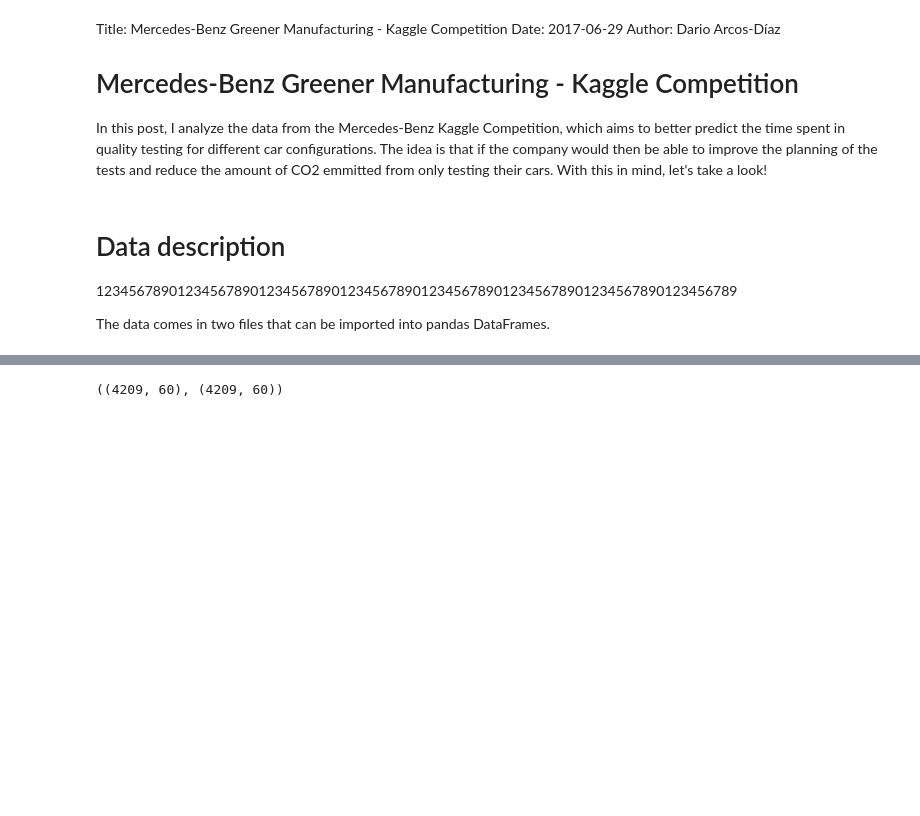
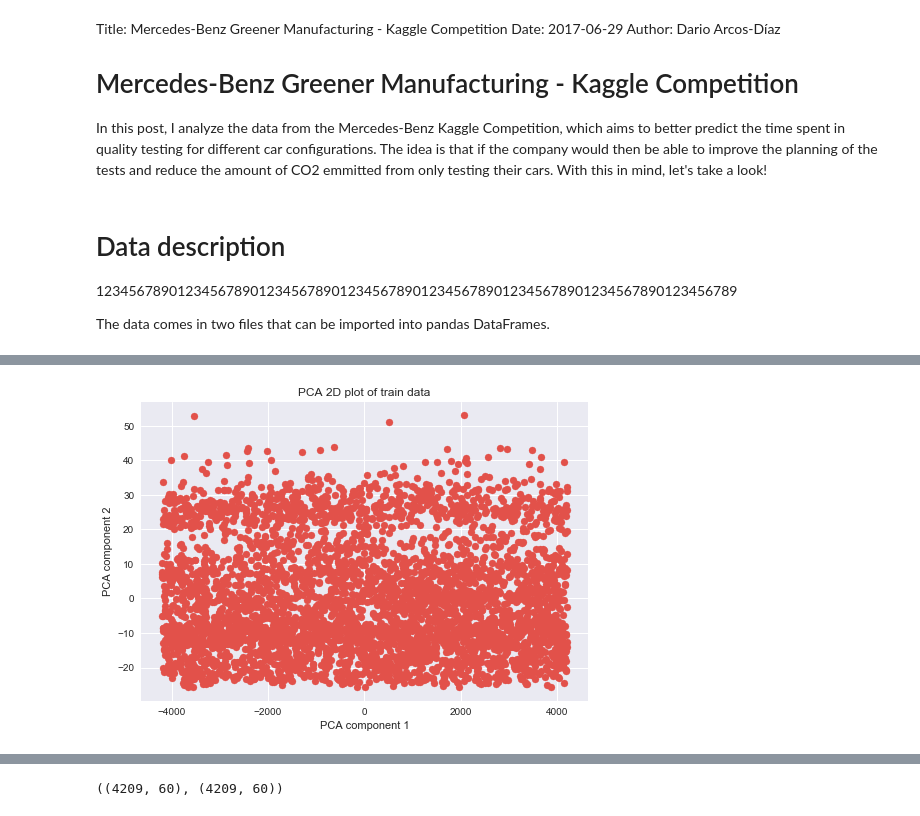
Before and after one commit to dariodata/mercedes-manufacturing, a Jupyter notebook: merdeces-manufacturing.ipynb, the cells around one changed output, grey strips where cells are left out. Cells and saved outputs as stored; diff of their text form; code cells hidden in the pictures; blank space fills up the shorter version.

```diff
--- a/merdeces-manufacturing.ipynb
+++ b/merdeces-manufacturing.ipynb
@@ -12,7 +12,7 @@ import numpy as np
 import pandas as pd
 % matplotlib inline
 import seaborn as sns
-sns.set_palette('muted')
+sns.set_palette('Spectral')
 import time
 import os
 
@@ -31,6 +31,7 @@ from sklearn.decomposition import TruncatedSVD
 from sklearn.metrics import r2_score
 from sklearn.preprocessing import LabelEncoder
 
+
 import warnings
 warnings.filterwarnings('ignore')
 # %% [markdown]
@@ -60,0 +86,6 @@ This means that we will have to handle categorical and binary features different
+# %%
+# Train data
+for c in train.columns:
+    if train[c].dtype == 'object':
+        print(c, 'has unique values:', train[c].nunique(), train[c].unique())
+        print('\n')
@@ -60,0 +110,5 @@ This means that we will have to handle categorical and binary features different
+# %%
+# Test data
+for c in test.columns:
+    if test[c].dtype == 'object':
+        print(c, 'has unique values:', test[c].nunique())
@@ -60,0 +124,6 @@ This means that we will have to handle categorical and binary features different
+# %%
+for c in [c for c in train.columns if train[c].dtype == 'object']:
+    print(c, 'has these unique values in train but not in test:')
+    for f in train[c].unique():
+        if f not in test[c].unique():
+            print(f)
@@ -77,0 +179,14 @@ X_train.shape, y_train.shape, X_test.shape
+# %%
+# PCA
+n_comp = 2
+pca = PCA(n_components=n_comp, random_state=420)
+pca2d = pca.fit_transform(train)
+
+# plot PCA, notice an outlier
+plt.scatter(pca2d[:, 0], pca2d[:, 1])
+plt.title('PCA 2D plot of train data')
+plt.xlabel('PCA component 1')
+plt.ylabel('PCA component 2')
+plt.show()
+# %% [output]
+[figure, added]
```
Also changed, not shown: parts of 26 cells of this notebook, 3 other files.
